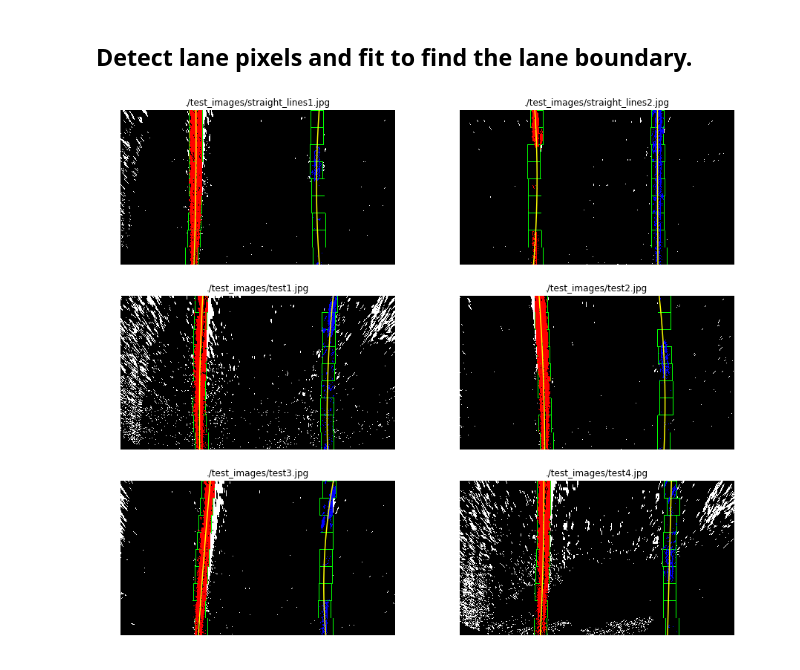
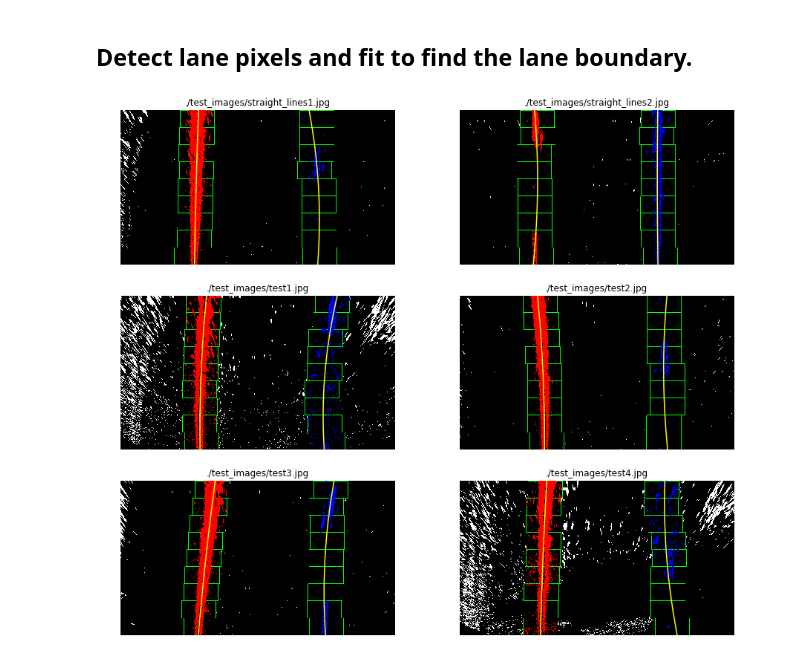
Before and after one commit to darienmt/CarND-Advanced-Lane-Lines-P4, a Jupyter notebook: Advance Lane Lines.ipynb, the cells around one changed output. Cells and saved outputs as stored; diff of their text form; code cells hidden in the pictures.

```diff
--- a/Advance Lane Lines.ipynb
+++ b/Advance Lane Lines.ipynb
@@ -213,7 +213,7 @@ resultPerspective = applyAndShow(testImages, adjustPerspective, cmap='gray')
 # %% [markdown]
 ## Detect lane pixels and fit to find the lane boundary.
 # %%
-def findLines(image, nwindows=9, margin=30, minpix=30):
+def findLines(image, nwindows=9, margin=80, minpix=40):
     """
     Find the polynomial representation of the lines in the `image` using:
     - `nwindows` as the number of windows.
@@ -293,31 +293,31 @@ def visualizeLanes(image, ax):
     Visualize the windows and fitted lines for `image`.
     """
     left_fit, right_fit, left_lane_inds, right_lane_inds, out_img, nonzerox, nonzeroy = findLines(image)
     # Visualization
     ploty = np.linspace(0, image.shape[0]-1, image.shape[0] )
     left_fitx = left_fit[0]*ploty**2 + left_fit[1]*ploty + left_fit[2]
     right_fitx = right_fit[0]*ploty**2 + right_fit[1]*ploty + right_fit[2]
 
     out_img[nonzeroy[left_lane_inds], nonzerox[left_lane_inds]] = [255, 0, 0]
     out_img[nonzeroy[right_lane_inds], nonzerox[right_lane_inds]] = [0, 0, 255]
     ax.imshow(out_img)
     ax.plot(left_fitx, ploty, color='yellow')
     ax.plot(right_fitx, ploty, color='yellow')
 
 def showLaneOnImages(images, cols = 2, rows = 3, figsize=(15,13)):
     """
     Display `images` on a [`cols`, `rows`] subplot grid.
     """
     imgLength = len(images)
     fig, axes = plt.subplots(rows, cols, figsize=figsize)
     indexes = range(cols * rows)
     for ax, index in zip(axes.flat, indexes):
         if index < imgLength:
             imagePathName, image = images[index]
             visualizeLanes(image, ax)
             ax.set_title(imagePathName)
             ax.axis('off')
 
 showLaneOnImages(testImages)
 # %% [output]
-[figure, old version]
+[figure, new version]
```
Also changed, not shown: parts of 1 cell of this notebook.
